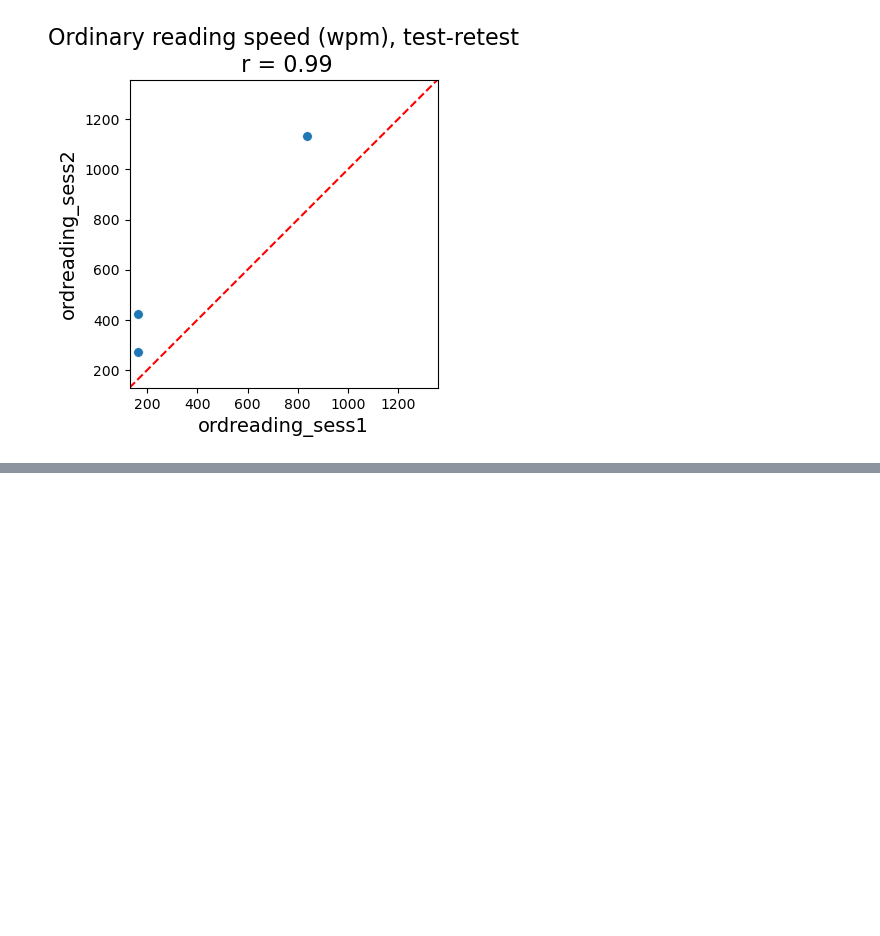
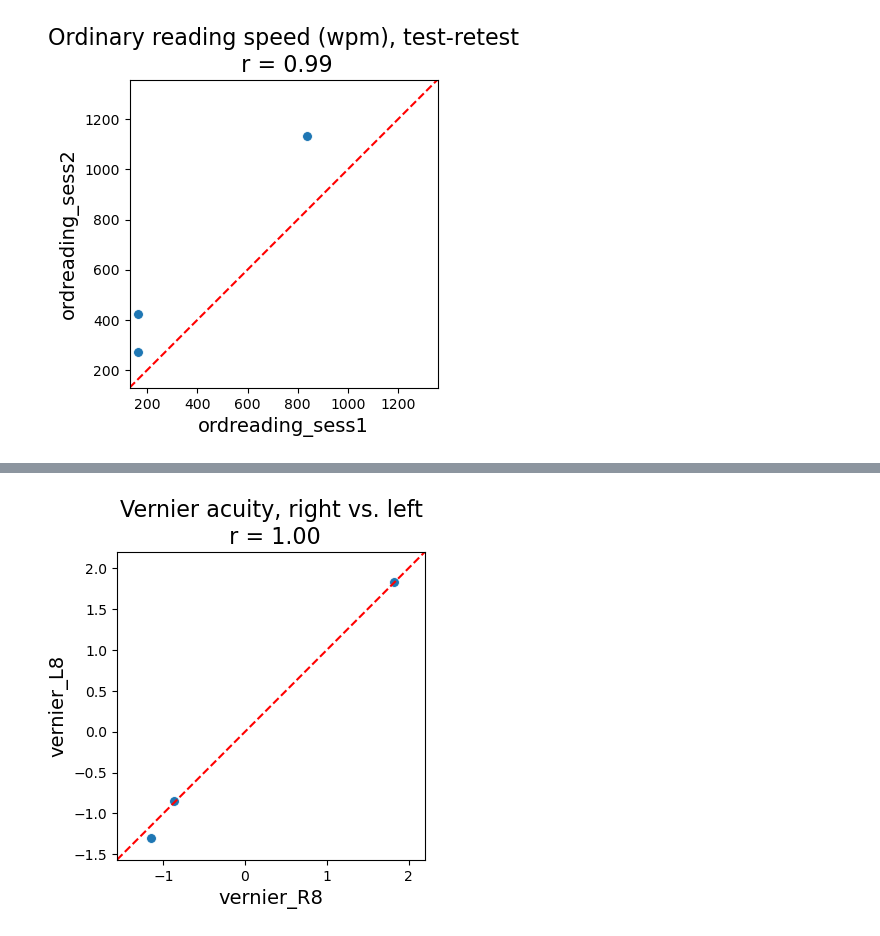
Before and after one commit to fh986/crowding-individual-difference, a Jupyter notebook: corr_analysis.ipynb, the cells around one changed output, grey strips where cells are left out. Cells and saved outputs as stored; diff of their text form; code cells hidden in the pictures; blank space fills up the shorter version.

```diff
--- a/corr_analysis.ipynb
+++ b/corr_analysis.ipynb
@@ -406,0 +463,5 @@ plot_scatter_with_correlation(df_both_sessions, "ordreading_sess1", "ordreading_
+# %%
+plot_scatter_with_correlation(df_subj_avg, "vernier_R8", "vernier_L8",
+                              'Vernier acuity, right vs. left', plotXequalsY_bool=True)
+# %% [output]
+[figure, added]
```
Also changed, not shown: parts of 13 cells of this notebook.
